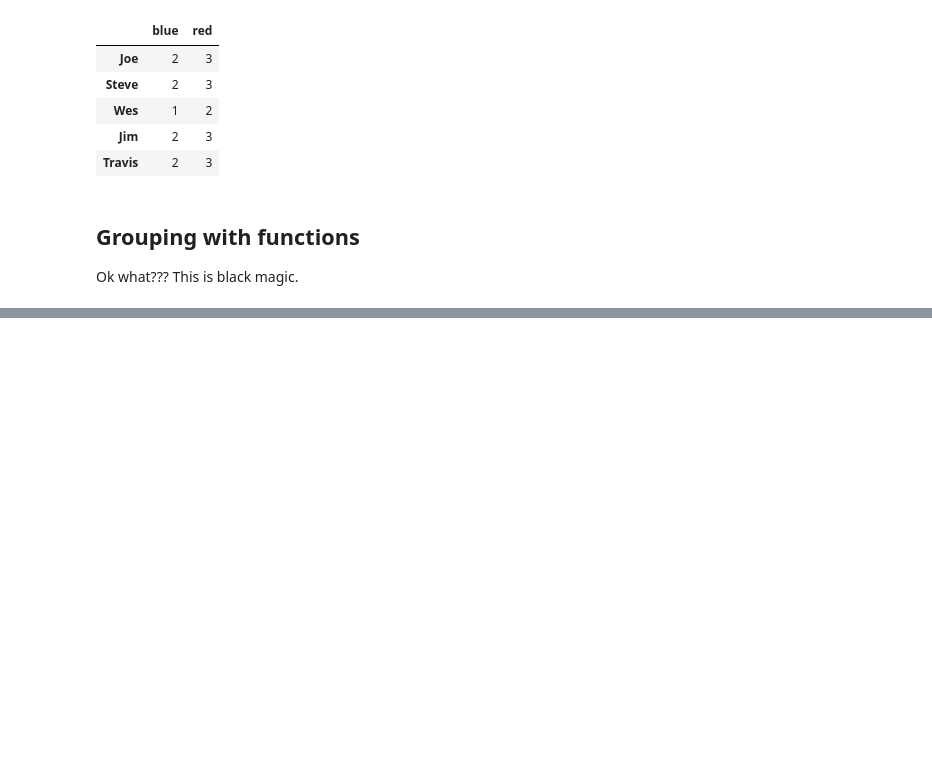
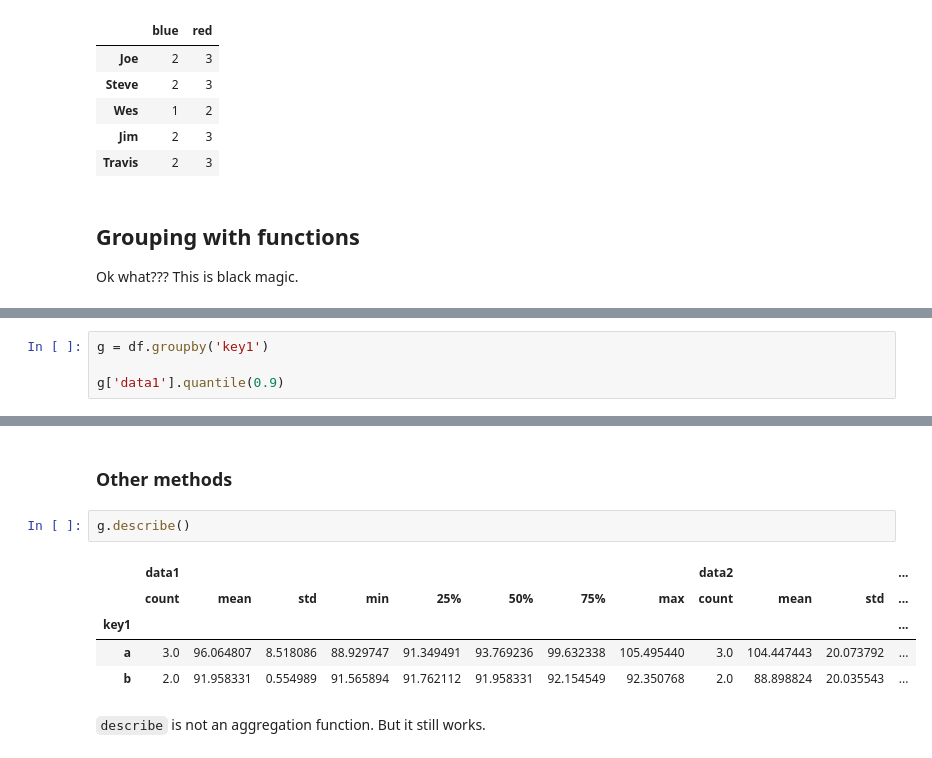
Before and after one commit to mehemken/technique, a Jupyter notebook: groupby.ipynb, the cells around one changed output, grey strips where cells are left out. Saved outputs shown, nothing was run; the diff lists cells and outputs as text; blank space fills up the shorter version.

```diff
--- a/groupby.ipynb
+++ b/groupby.ipynb
@@ -386,0 +453,4 @@ Ok what??? This is black magic.
+# %%
+g = df.groupby('key1')
+
+g['data1'].quantile(0.9)
@@ -386,0 +476,12 @@ Ok what??? This is black magic.
+# %% [markdown]
+### Other methods
+# %%
+g.describe()
+# %% [output]
+|  | data1 |  |  |  |  |  |  |  | data2 |  |  | ... |
+|  | count | mean | std | min | 25% | 50% | 75% | max | count | mean | std | ... |
+| key1 |  |  |  |  |  |  |  |  |  |  |  | ... |
+| a | 3.0 | 96.064807 | 8.518086 | 88.929747 | 91.349491 | 93.769236 | 99.632338 | 105.495440 | 3.0 | 104.447443 | 20.073792 | ... |
+| b | 2.0 | 91.958331 | 0.554989 | 91.565894 | 91.762112 | 91.958331 | 92.154549 | 92.350768 | 2.0 | 88.898824 | 20.035543 | ... |
+# %% [markdown]
+`describe` is not an aggregation function. But it still works.
```
Also changed, not shown: parts of 38 cells of this notebook.
